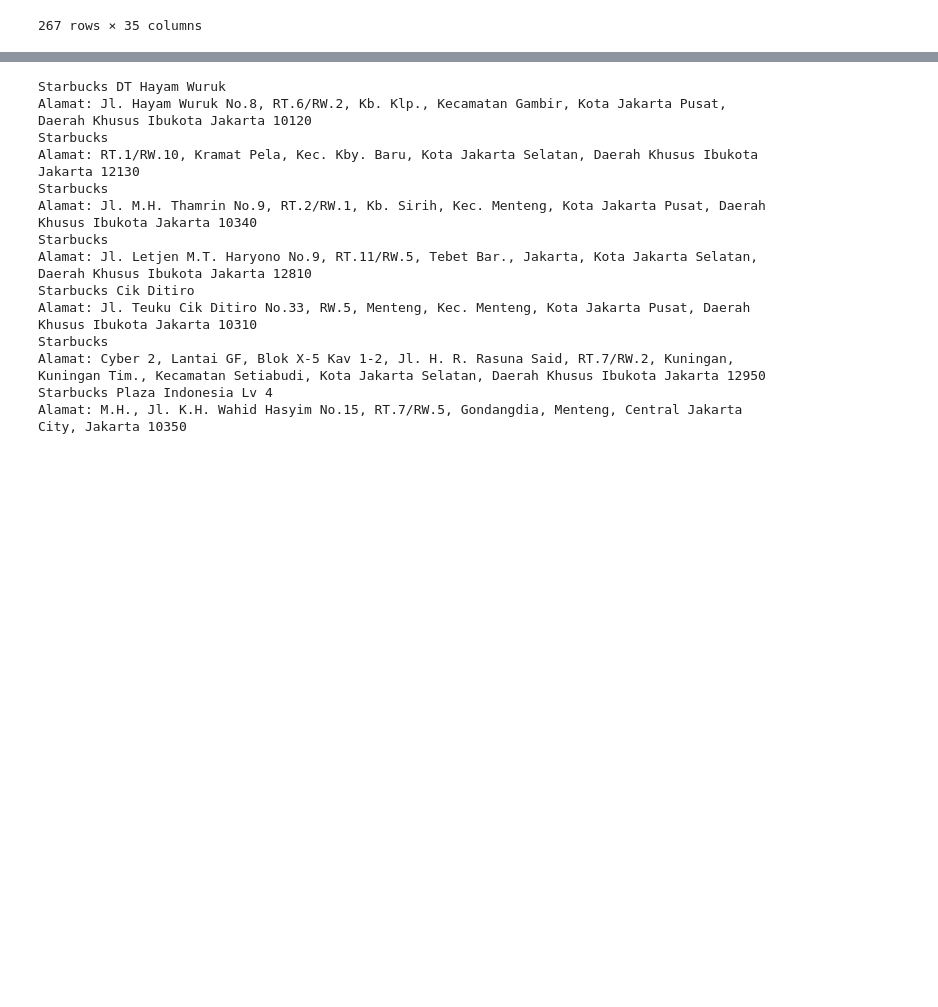
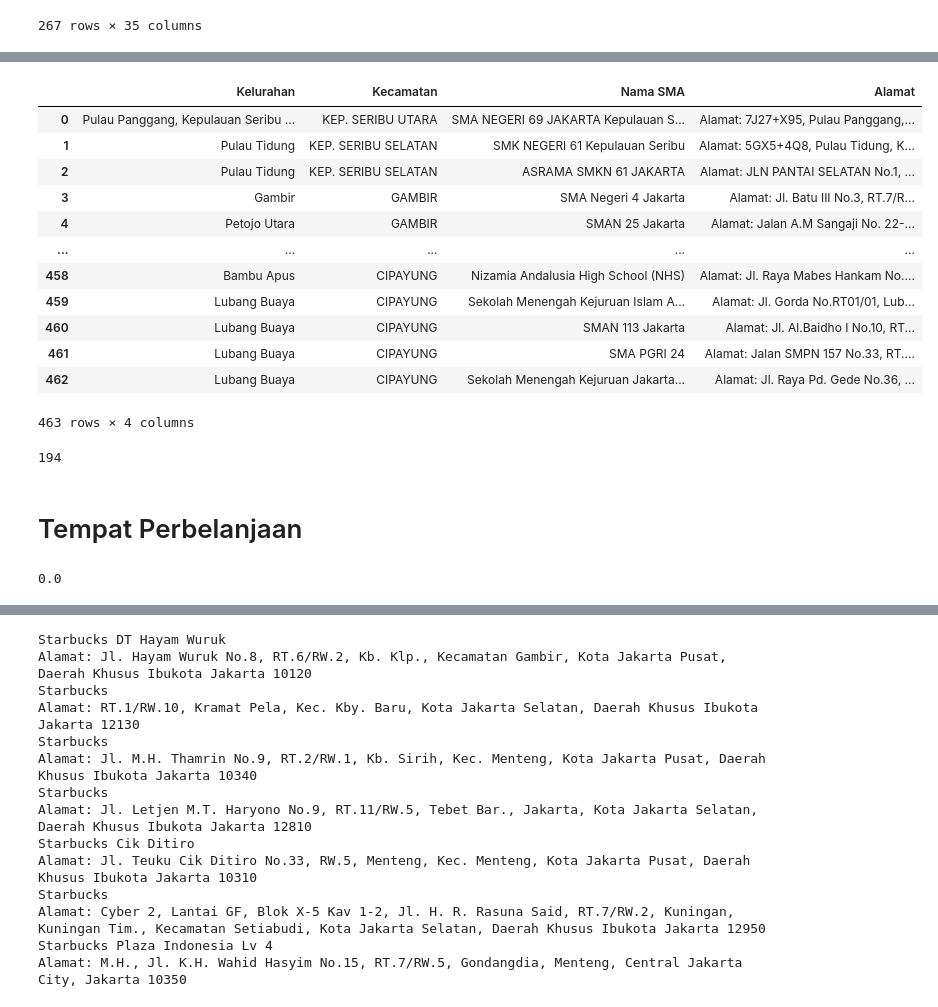
Before and after one commit to maevezhw/gemastik, a Jupyter notebook: scrape-google-maps.ipynb, the cells around one changed output, grey strips where cells are left out. Drawn from its saved outputs; the diff is of its cells as text; code cells hidden in the pictures; blank space fills up the shorter version.

```diff
--- a/scrape-google-maps.ipynb
+++ b/scrape-google-maps.ipynb
@@ -204,0 +482,36 @@ maps_df.to_csv("Starbucks di Jakarta.csv")
+# %%
+sma_df = pd.DataFrame()
+# %%
+from selenium.common.exceptions import StaleElementReferenceException, ElementNotInteractableException
+#Loading Selenium Webdriver
+driver= webdriver.Chrome()
+wait = WebDriverWait(driver, 5)
+
+#Opening Google maps
+driver.get("https://www.google.com/maps")
+time.sleep(3)
+
+category = ["Sekolah Menengah Atas", "Atas", "Umum", "Kejuruan"]
+keterangan = ["SMA", "SMAN", "MA", "MAN", "SMK", "SMKN", "SMU", "SMAK", "ATAS"]
+
+for index, row in df_jakarta_new.iterrows():
+    try:
+        if (index >= i):
+            i = index
+            sma_df = scratch_data_list_2(sma_df, "Sekolah Menengah Atas", row["nama_kelurahan"], row["nama_kecamatan"], category, keterangan)
+    except StaleElementReferenceException:
+        if (index >= i):
+            i = index
+            sma_df = scratch_data_list_2(sma_df, "Sekolah Menengah Atas", row["nama_kelurahan"], row["nama_kecamatan"], category, keterangan)
+    except NoSuchElementException:
+        continue
+    except ElementNotInteractableException:
+        if (index >= i):
+            i = index
+            sma_df = scratch_data_list_2(sma_df, "Sekolah Menengah Atas", row["nama_kelurahan"], row["nama_kecamatan"], category, keterangan)
+    # finally:
+    #     searchbox=driver.find_element(By.ID, ('searchboxinput'))
+    #     searchbox.clear()
+    #     continue
+
+i = 0
@@ -204,0 +538,16 @@ maps_df.to_csv("Starbucks di Jakarta.csv")
+# %%
+sma_df
+# %% [output]
+|  | Kelurahan | Kecamatan | Nama SMA | Alamat |
+| 0 | Pulau Panggang, Kepulauan Seribu ... | KEP. SERIBU UTARA | SMA NEGERI 69 JAKARTA Kepulauan S... | Alamat: 7J27+X95, Pulau Panggang,... |
+| 1 | Pulau Tidung | KEP. SERIBU SELATAN | SMK NEGERI 61 Kepulauan Seribu | Alamat: 5GX5+4Q8, Pulau Tidung, K... |
+| 2 | Pulau Tidung | KEP. SERIBU SELATAN | ASRAMA SMKN 61 JAKARTA | Alamat: JLN PANTAI SELATAN No.1, ... |
+| 3 | Gambir | GAMBIR | SMA Negeri 4 Jakarta | Alamat: Jl. Batu III No.3, RT.7/R... |
+| 4 | Petojo Utara | GAMBIR | SMAN 25 Jakarta | Alamat: Jalan A.M Sangaji No. 22-... |
+| ... | ... | ... | ... | ... |
+| 458 | Bambu Apus | CIPAYUNG | Nizamia Andalusia High School (NHS) | Alamat: Jl. Raya Mabes Hankam No.... |
+| 459 | Lubang Buaya | CIPAYUNG | Sekolah Menengah Kejuruan Islam A... | Alamat: Jl. Gorda No.RT01/01, Lub... |
+| 460 | Lubang Buaya | CIPAYUNG | SMAN 113 Jakarta | Alamat: Jl. Al.Baidho I No.10, RT... |
+| 461 | Lubang Buaya | CIPAYUNG | SMA PGRI 24 | Alamat: Jalan SMPN 157 No.33, RT.... |
+| 462 | Lubang Buaya | CIPAYUNG | Sekolah Menengah Kejuruan Jakarta... | Alamat: Jl. Raya Pd. Gede No.36, ... |
+463 rows × 4 columns
@@ -204,0 +556,6 @@ maps_df.to_csv("Starbucks di Jakarta.csv")
+# %%
+print(i)
+# %% [output]
+194
+# %% [markdown]
+# Tempat Perbelanjaan
@@ -204,0 +661,5 @@ maps_df.to_csv("Starbucks di Jakarta.csv")
+# %%
+rating = "0,0 "
+print(float(rating[:2].replace(",", ".")))
+# %% [output]
+0.0
```
Also changed, not shown: parts of 44 cells of this notebook, 4 other files.
